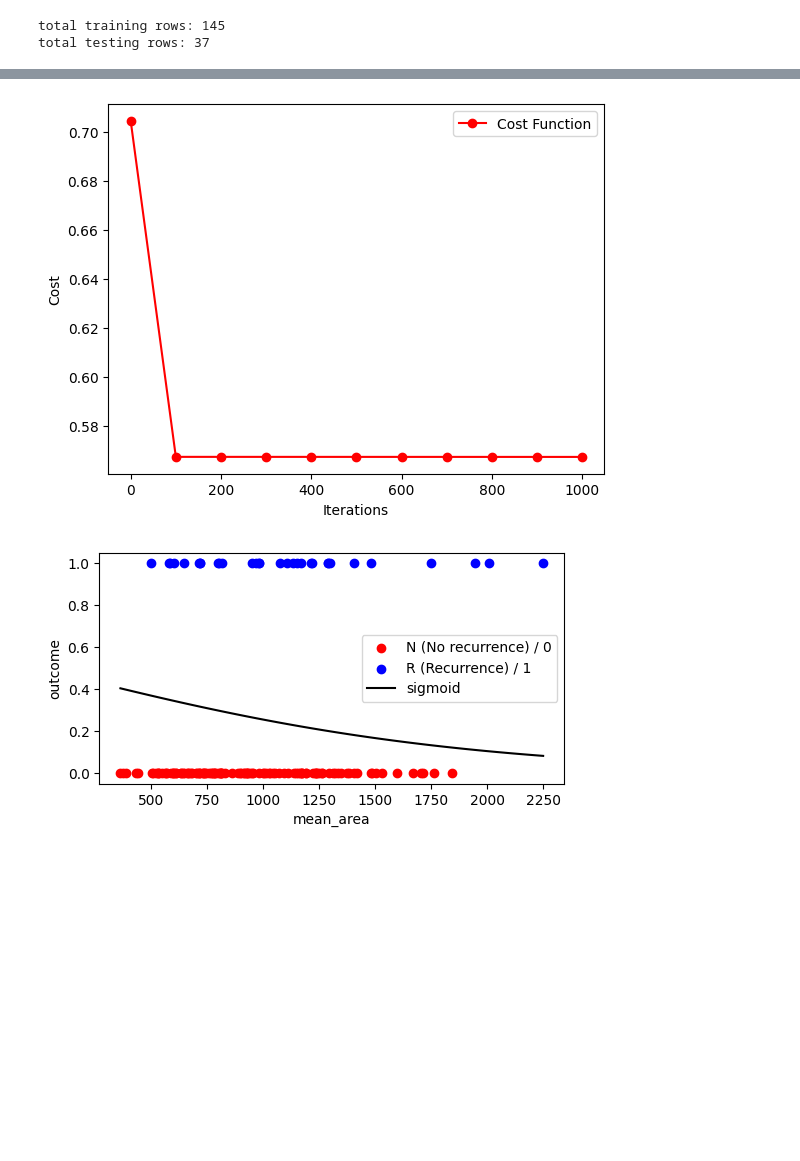
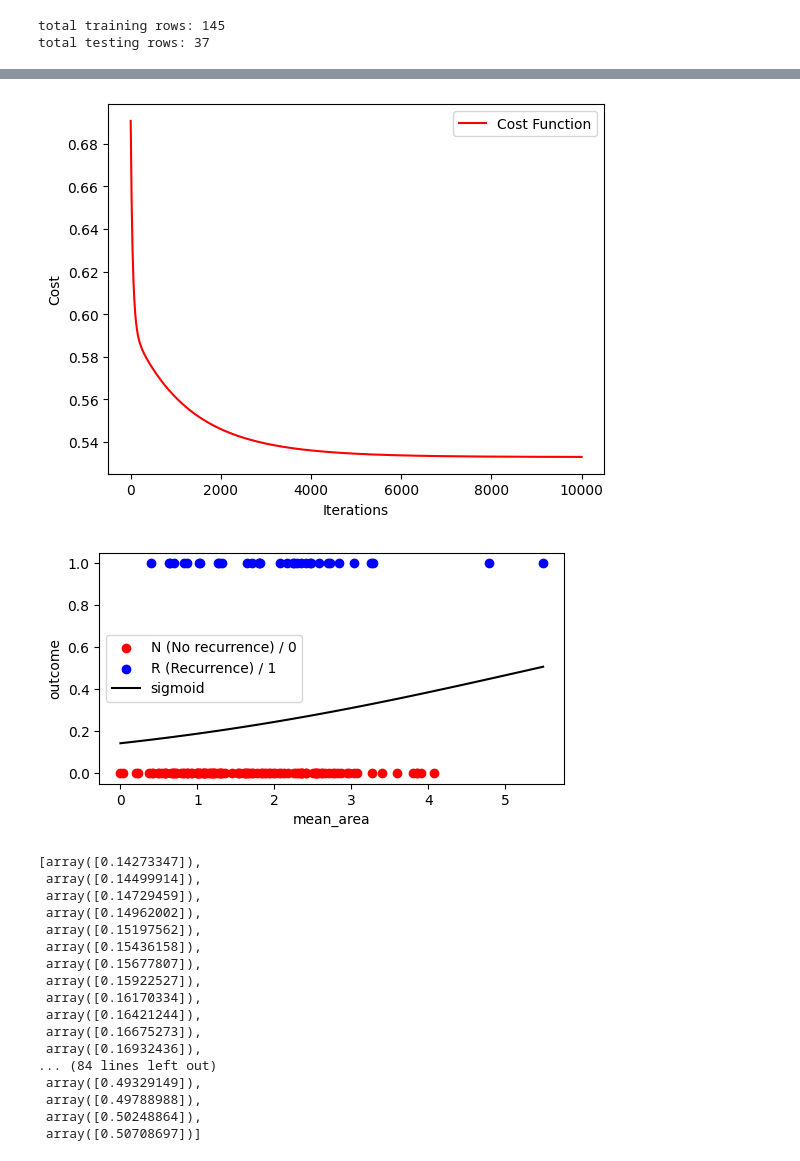
Before and after one commit to AdarshaSubedi/LogisticRegression, a Jupyter notebook: assignment2-Q2.ipynb, the cells around one changed output, grey strips where cells are left out. Drawn from its saved outputs; the diff is of its cells as text; code cells hidden in the pictures; blank space fills up the shorter version.

```diff
--- a/assignment2-Q2.ipynb
+++ b/assignment2-Q2.ipynb
@@ -218,13 +224,6 @@ class LogisticRegression(LL):
         super().__init__()
         self.alpha = alpha
         self.iterations = iterations
-
-    # def calculate_sigmoid(self, features, target, th0, thj):
-    #     m = features.shape[0]
-
-    #     y_predict = th0 + np.dot(features, thj) #get numpy array containing predicted y of each row
-    #     y_predict = y_predict.astype(np.float64)
-    #     e = 1 / (1 + np.exp(-y_predict))
 
     #this method computes gradient using vectorization and utilizes the broadcasting power of numpy
     def calculate_gradient(self, features, target, th0, thj):
@@ -255,10 +254,26 @@ class LogisticRegression(LL):
             thj = thj - (self.alpha * gradients[1])
 
             # check cost over iteration
-            if i%100 == 0 or i == self.iterations - 1:
+            if i%10 == 0 or i == self.iterations - 1:
                 current_cost = self.calculate_cost(features, target, th0, thj)
                 j_history.append([i, current_cost])
                 # print(f"Iteration: {i}\t Cost: {current_cost:.3f}\t Bias: {th0:.3f}\t Weight: {np.round(thj, 3)}")
-                print(f"Iteration: {i}\t Cost: {current_cost}\t Bias: {th0}\t Weight: {thj}")
+                # print(f"Iteration: {i}\t Cost: {current_cost}\t Bias: {th0}\t Weight: {thj}")
 
         return th0, thj, j_history
+
+    def predict(self, features, th0, thj, threshold):
+        # use vectorization to find dot product of two matrices (features and weights)
+        y_predict = th0 + np.dot(features, thj)
+
+        sigmoid = 1/(1+np.exp(-y_predict))
+        print(sigmoid)
+
+        predictions = []
+        # predictions[sigmoid<threshold] = 0
+        for i in range(len(sigmoid)):
+            if sigmoid[i] >= threshold:
+                predictions.append(1)
+            else:
+                predictions.append(0)
+        return np.array(predictions)
@@ -266,8 +285,8 @@ class LogisticRegression(LL):
 #initialize weight, biases and hyperparameters
 bias = 0
 weights = np.zeros(features.shape[1])
-learning_rate = 0.00001
-iterations = 1000
+learning_rate = 0.01
+iterations = 10000
 
 #create object for linear regression class
 fit = LogisticRegression(learning_rate, iterations)
@@ -275,7 +294,7 @@ fit = LogisticRegression(learning_rate, iterations)
 
 
 # compute final weights and biases using gradient descent
-prdtd_bias, prdtd_weights, costs = fit.gradient_descent(features, target, bias, weights)
+prdtd_bias, prdtd_weights, costs = fit.gradient_descent(scaled_features, target, bias, weights)
 print(f"\n\nfinal bias = {prdtd_bias} \t final weights = {prdtd_weights}")
 
 # fit.calculate_gradient(features, target, -5.000000145436743e-05, [-0.04881])
@@ -299,35 +305,58 @@ iterations = [iteration[0] for iteration in costs]
 J = [j[1] for j in costs]
 
 
-plt.plot(iterations, J, color='red', marker='o', linestyle='-', label='Cost Function')
+plt.plot(iterations, J, color='red', linestyle='-', label='Cost Function')
 plt.xlabel('Iterations')
 plt.ylabel('Cost')
 plt.legend()
 plt.show()
 # %% [output]
-[figure, old version]
+[figure, new version]
 # %%
 def sigmoid(feature, bias, weight):
     z = bias + (feature * weight)
     sig = 1 / (1 + np.exp(-z))
 
     return sig
 
 
 # X = [x[0] for x in features]
-X = np.linspace(min(features), max(features), 100)
+X = np.linspace(min(scaled_features), max(scaled_features), 100)
+# X = np.linspace(min(features), max(features), 100)
 
 Y = [sigmoid(x, prdtd_bias, prdtd_weights[0]) for x in X]
+# Y = [sigmoid(x, -2.21805736, 0.00102888) for x in X]
+
 
 plt.figure(figsize=(6,3))
-plt.scatter(features[target==0], target[target==0], color='red', label="N (No recurrence) / 0")
-plt.scatter(features[target==1], target[target==1], color='blue', label="R (Recurrence) / 1")
+# plt.scatter(features[target==0], target[target==0], color='red', label="N (No recurrence) / 0")
+# plt.scatter(features[target==1], target[target==1], color='blue', label="R (Recurrence) / 1")
+plt.scatter(scaled_features[target==0], target[target==0], color='red', label="N (No recurrence) / 0")
+plt.scatter(scaled_features[target==1], target[target==1], color='blue', label="R (Recurrence) / 1")
 
 plt.plot(X, Y, color='black', linestyle='-', label='sigmoid')
 
 plt.xlabel('mean_area')
 plt.ylabel('outcome')
 plt.legend()
 plt.show()
+Y
 # %% [output]
-[figure, old version]
+[figure, new version]
+[array([0.14273347]),
+ array([0.14499914]),
+ array([0.14729459]),
+ array([0.14962002]),
+ array([0.15197562]),
+ array([0.15436158]),
+ array([0.15677807]),
+ array([0.15922527]),
+ array([0.16170334]),
+ array([0.16421244]),
+ array([0.16675273]),
+ array([0.16932436]),
+... (84 lines left out)
+ array([0.49329149]),
+ array([0.49788988]),
+ array([0.50248864]),
+ array([0.50708697])]
```
Also changed, not shown: parts of 12 cells of this notebook.
